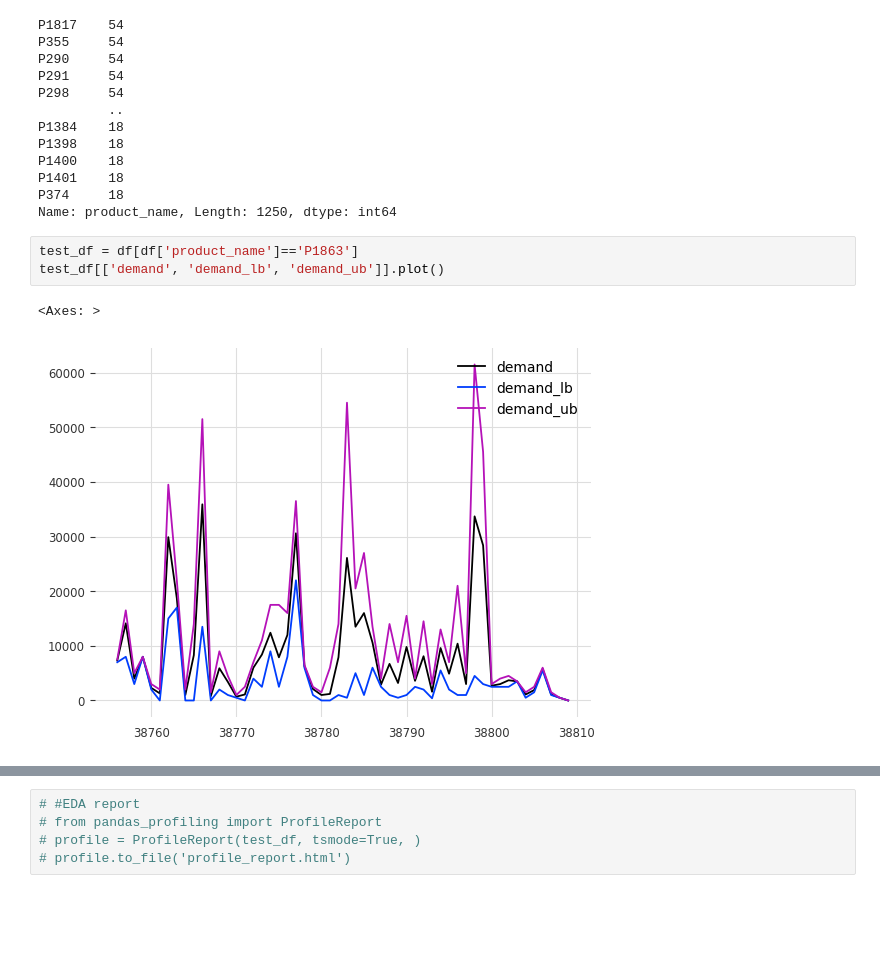
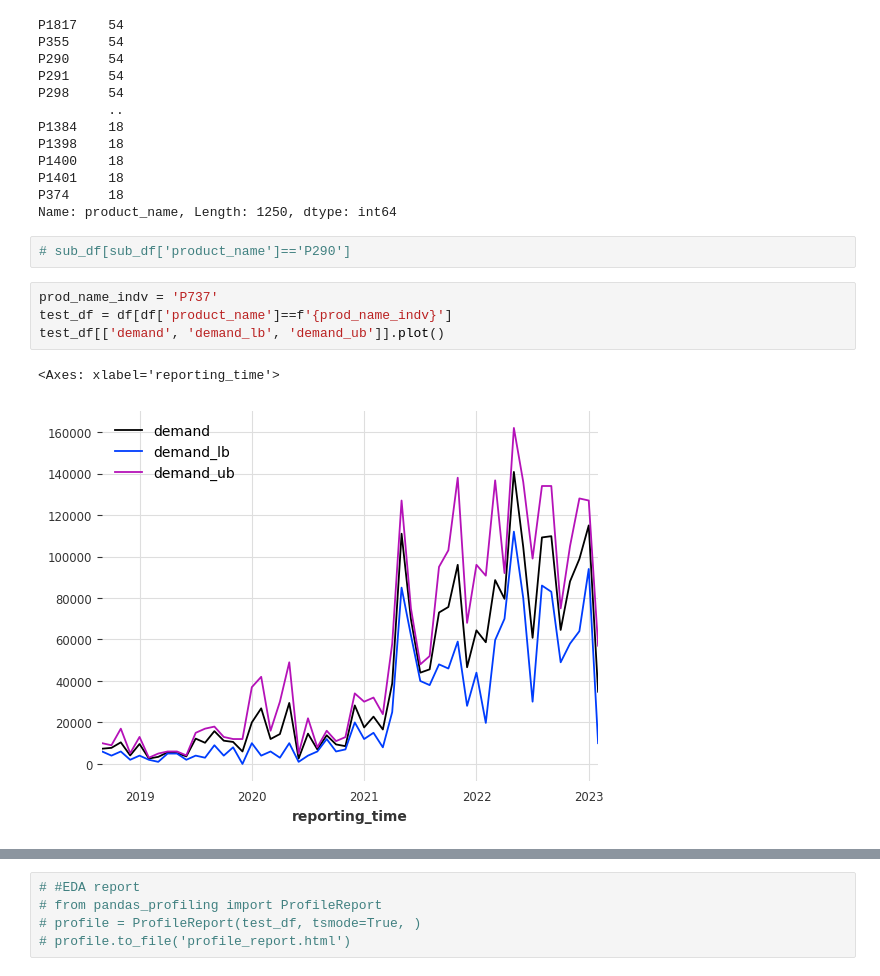
Before and after one commit to SongaZonga/tum_DAP_project, a Jupyter notebook: darts_test.ipynb, the cells around one changed output, grey strips where cells are left out. Cells and saved outputs as stored; diff of their text form; blank space fills up the shorter version.

```diff
--- a/darts_test.ipynb
+++ b/darts_test.ipynb
@@ -40,9 +38,12 @@ P1400    18
 P1401    18
 P374     18
 Name: product_name, Length: 1250, dtype: int64
+# %%
+# sub_df[sub_df['product_name']=='P290']
 # %%
-test_df = df[df['product_name']=='P1863']
+prod_name_indv = 'P737'
+test_df = df[df['product_name']==f'{prod_name_indv}']
 test_df[['demand', 'demand_lb', 'demand_ub']].plot()
 # %% [output]
-<Axes: >
+<Axes: xlabel='reporting_time'>
-[figure, old version]
+[figure, new version]
```
Also changed, not shown: parts of 32 cells of this notebook.
